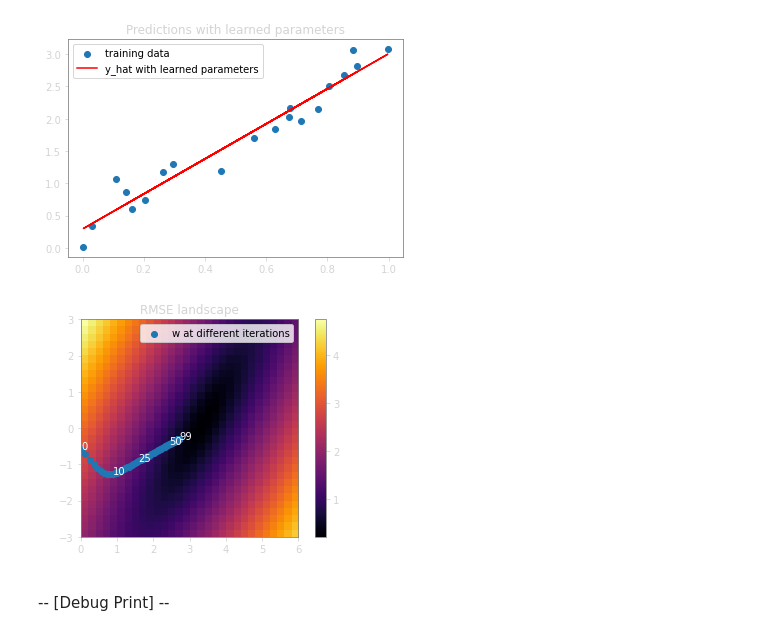
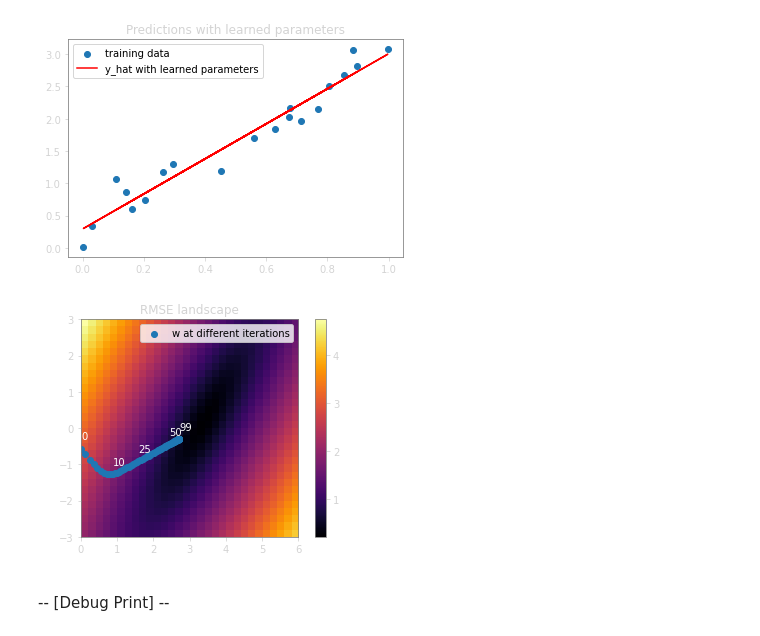
Before and after one commit to miketon/JupyterJeep, a Jupyter notebook: aiart/art_01_Intro_GradientDescent.ipynb, the cells around one changed output. Cells and saved outputs as stored; diff of their text form; code cells hidden in the pictures.

```diff
--- a/aiart/art_01_Intro_GradientDescent.ipynb
+++ b/aiart/art_01_Intro_GradientDescent.ipynb
@@ -1134,35 +1141,35 @@ width, height = w1.shape
 
 # expand(width, height, -1) = tensor of shape (30, 30, 20) where :
 #  - [2] = 20 because idx -1 => torch.Size([1, 20])
 #  - the third dimension has the same size as the size of the last dimension of
 #    the tensor being expanded
 #  - @audit 🛑 : Is unsequeeze(0) needed?
 x_expand = x.unsqueeze(0).expand(width * height, -1)
 y_expand = y.unsqueeze(0).expand(width * height, -1)
 
 w1_expand = w1.flatten().unsqueeze(0).expand(20, -1)
 w2_expand =  w2.flatten().unsqueeze(0).expand(20, -1)
 
 # Calculating y_hat for each set of parameters and then the resulting RMSEs
 yhats = x_expand * w1_expand.T + w2_expand.T
 rmses = torch.mean((y_expand-yhats)**2, dim=1)**0.5
 
 # Showing the loss landscape
 plt.imshow(rmses.reshape(width, height), cmap='inferno', extent=[0, 6, -3, 3])
 plt.colorbar()
 plt.title('RMSE landscape')
 plt.xlabel('w[0] (gradient/slope)')
 plt.ylabel('w[1] (offset)')
 
 # Showing the path we took over time
 # we need x, -y because the image is flipped
 plt.scatter([w[0] for w in ws], [-w[1] for w in ws], label='w at different iterations')
 for i in [0, 10, 25, 50, 99]:
-    plt.annotate(i, (ws[i][0], -ws[i][1]), c='white') # type: ignore
+    plt.annotate(i, (ws[i][0], -(ws[i][1])+0.25), c='white') # type: ignore
 plt.legend()
 plt.show()
 # %% [output]
-[figure, old version]
+[figure, new version]
 # %% [markdown]
 -- [Debug Print] --
 # %%
```
Also changed, not shown: parts of 12 cells of this notebook.
